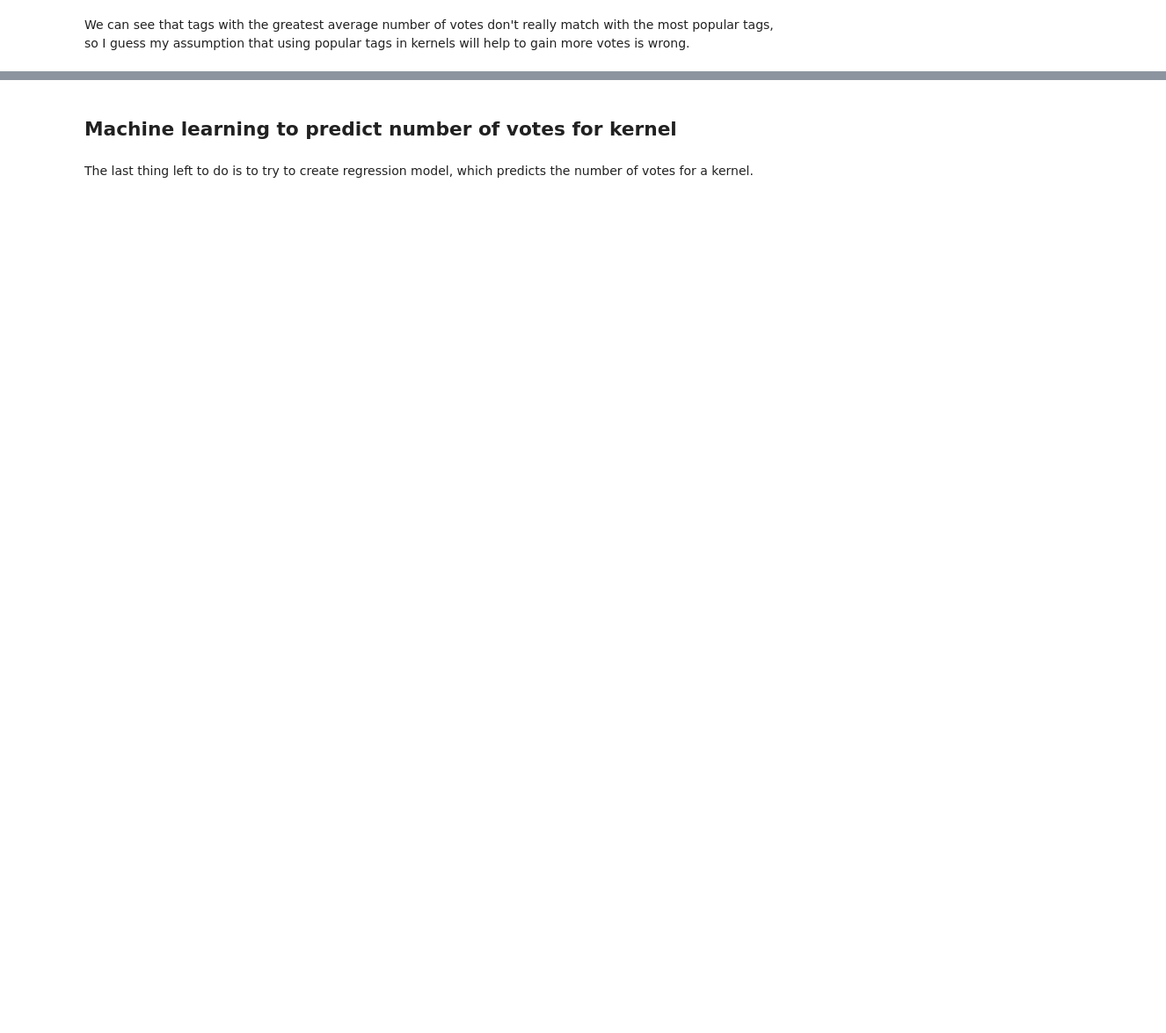
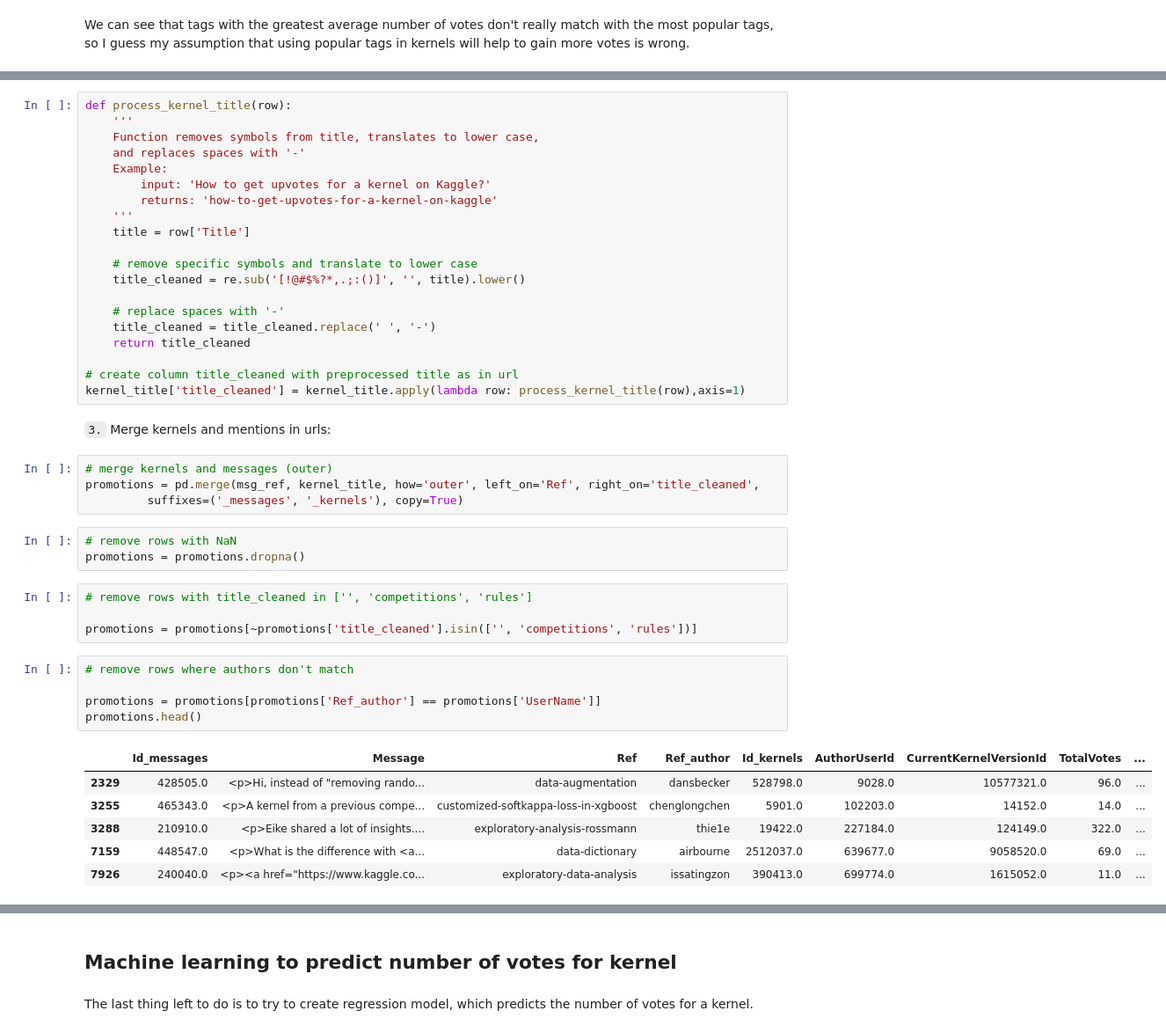
Before and after one commit to Lexie88rus/kaggle_kernel_votes_analysis, a Jupyter notebook: How to get upvotes for a kernel on Kaggle.ipynb, the cells around one changed output, grey strips where cells are left out. Shown at 88% size. Drawn from its saved outputs; the diff is of its cells as text; blank space fills up the shorter version.

```diff
--- a/How to get upvotes for a kernel on Kaggle.ipynb
+++ b/How to get upvotes for a kernel on Kaggle.ipynb
@@ -953,0 +1053,45 @@ We can see that tags with the greatest average number of votes don't really matc
+# %%
+def process_kernel_title(row):
+    '''
+    Function removes symbols from title, translates to lower case,
+    and replaces spaces with '-'
+    Example:
+        input: 'How to get upvotes for a kernel on Kaggle?'
+        returns: 'how-to-get-upvotes-for-a-kernel-on-kaggle'
+    '''
+    title = row['Title']
+
+    # remove specific symbols and translate to lower case
+    title_cleaned = re.sub('[!@#$%?*,.;:()]', '', title).lower()
+
+    # replace spaces with '-'
+    title_cleaned = title_cleaned.replace(' ', '-')
+    return title_cleaned
+
+# create column title_cleaned with preprocessed title as in url
+kernel_title['title_cleaned'] = kernel_title.apply(lambda row: process_kernel_title(row),axis=1)
+# %% [markdown]
+`3.` Merge kernels and mentions in urls:
+# %%
+# merge kernels and messages (outer)
+promotions = pd.merge(msg_ref, kernel_title, how='outer', left_on='Ref', right_on='title_cleaned',
+         suffixes=('_messages', '_kernels'), copy=True)
+# %%
+# remove rows with NaN
+promotions = promotions.dropna()
+# %%
+# remove rows with title_cleaned in ['', 'competitions', 'rules']
+
+promotions = promotions[~promotions['title_cleaned'].isin(['', 'competitions', 'rules'])]
+# %%
+# remove rows where authors don't match
+
+promotions = promotions[promotions['Ref_author'] == promotions['UserName']]
+promotions.head()
+# %% [output]
+|  | Id_messages | Message | Ref | Ref_author | Id_kernels | AuthorUserId | CurrentKernelVersionId | TotalVotes | ... |
+| 2329 | 428505.0 | <p>Hi, instead of "removing rando... | data-augmentation | dansbecker | 528798.0 | 9028.0 | 10577321.0 | 96.0 | ... |
+| 3255 | 465343.0 | <p>A kernel from a previous compe... | customized-softkappa-loss-in-xgboost | chenglongchen | 5901.0 | 102203.0 | 14152.0 | 14.0 | ... |
+| 3288 | 210910.0 | <p>Eike shared a lot of insights.... | exploratory-analysis-rossmann | thie1e | 19422.0 | 227184.0 | 124149.0 | 322.0 | ... |
+| 7159 | 448547.0 | <p>What is the difference with <a... | data-dictionary | airbourne | 2512037.0 | 639677.0 | 9058520.0 | 69.0 | ... |
+| 7926 | 240040.0 | <p><a href="https://www.kaggle.co... | exploratory-data-analysis | issatingzon | 390413.0 | 699774.0 | 1615052.0 | 11.0 | ... |
```
Also changed, not shown: parts of 28 cells of this notebook, 1 other file.
